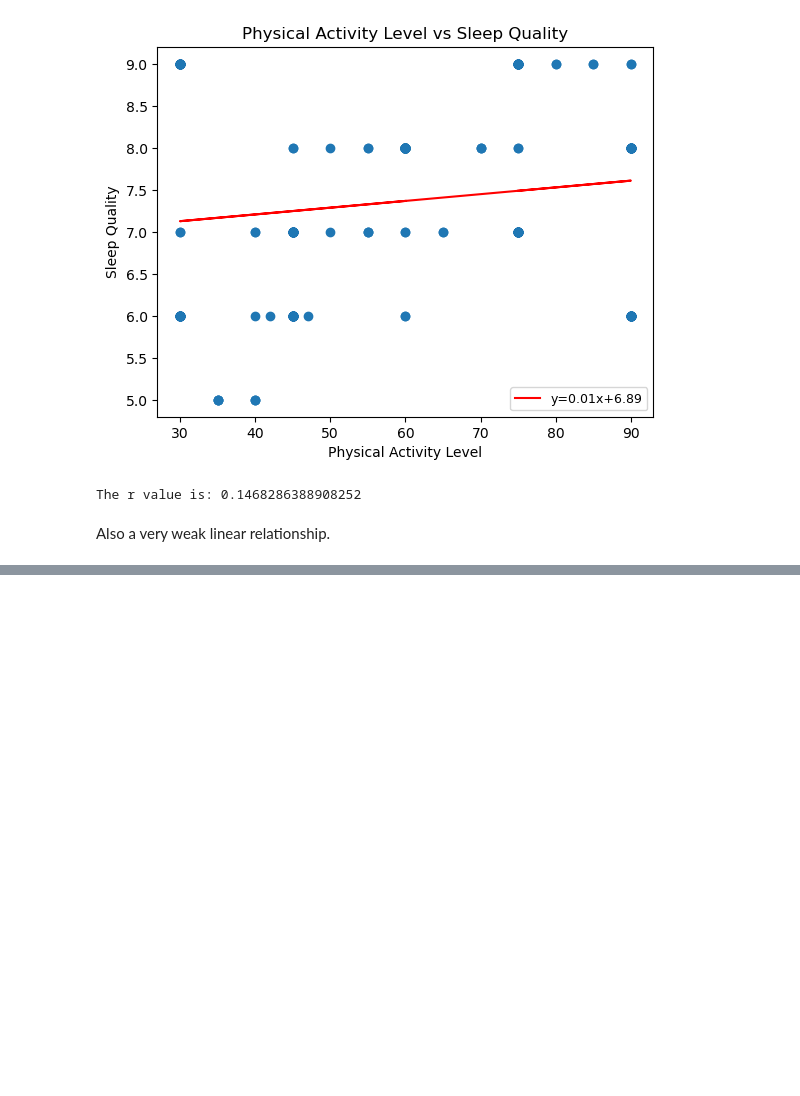
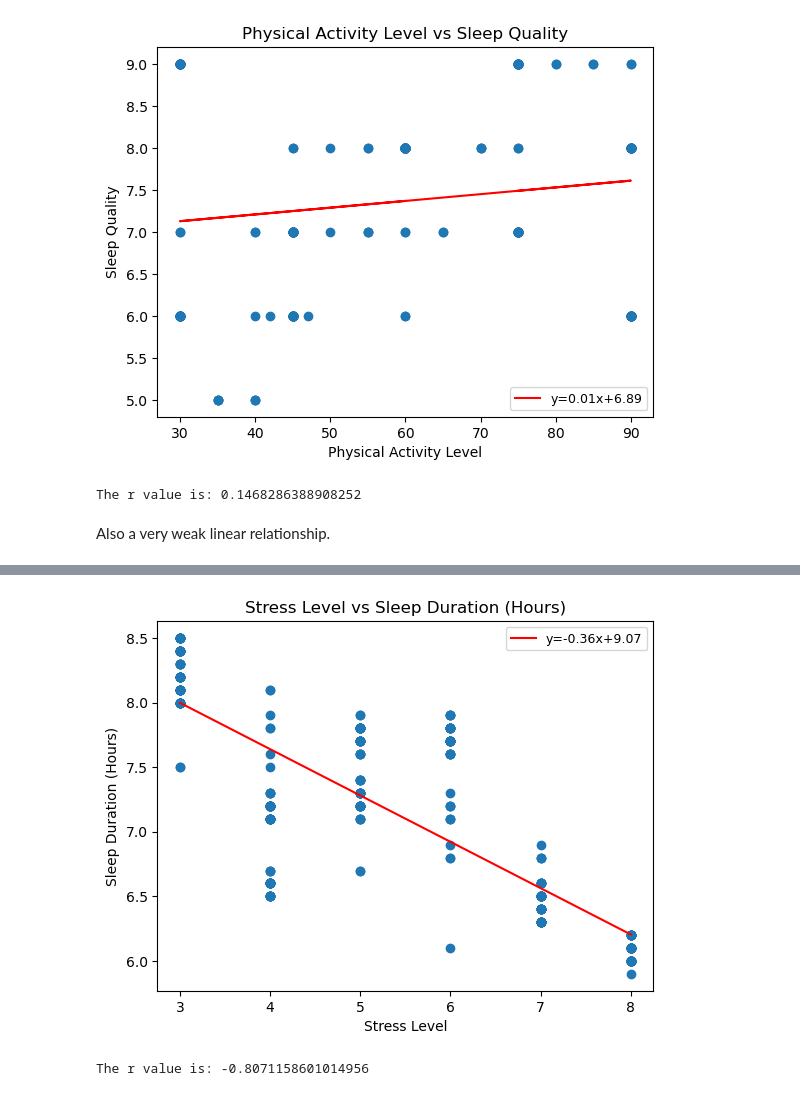
Before and after one commit to johnweissmann/project-1, a Jupyter notebook: main.ipynb, the cells around one changed output, grey strips where cells are left out. Cells and saved outputs as stored; diff of their text form; code cells hidden in the pictures; blank space fills up the shorter version.

```diff
--- a/main.ipynb
+++ b/main.ipynb
@@ -247,0 +283,6 @@ Also a very weak linear relationship.
+# %%
+linear(sleep_df_clean['Stress Level'],sleep_df_clean['Sleep Duration'],"Stress Level vs Sleep Duration (Hours)",
+       "Stress Level", "Sleep Duration (Hours)")
+# %% [output]
+[figure, added]
+The r value is: -0.8071158601014956
```
Also changed, not shown: parts of 7 cells of this notebook.
